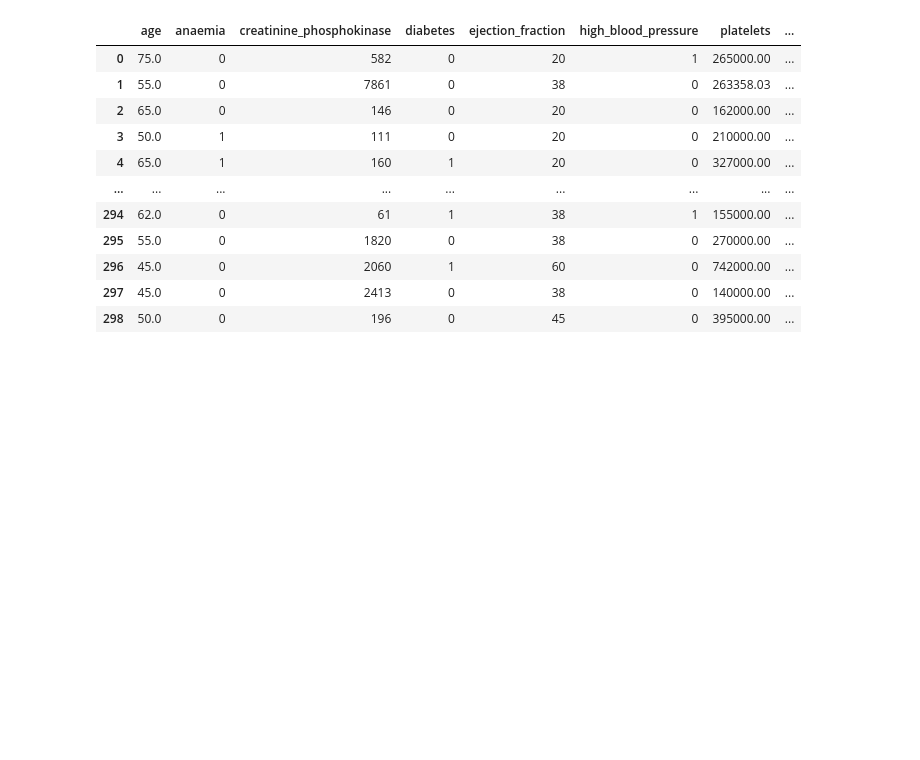
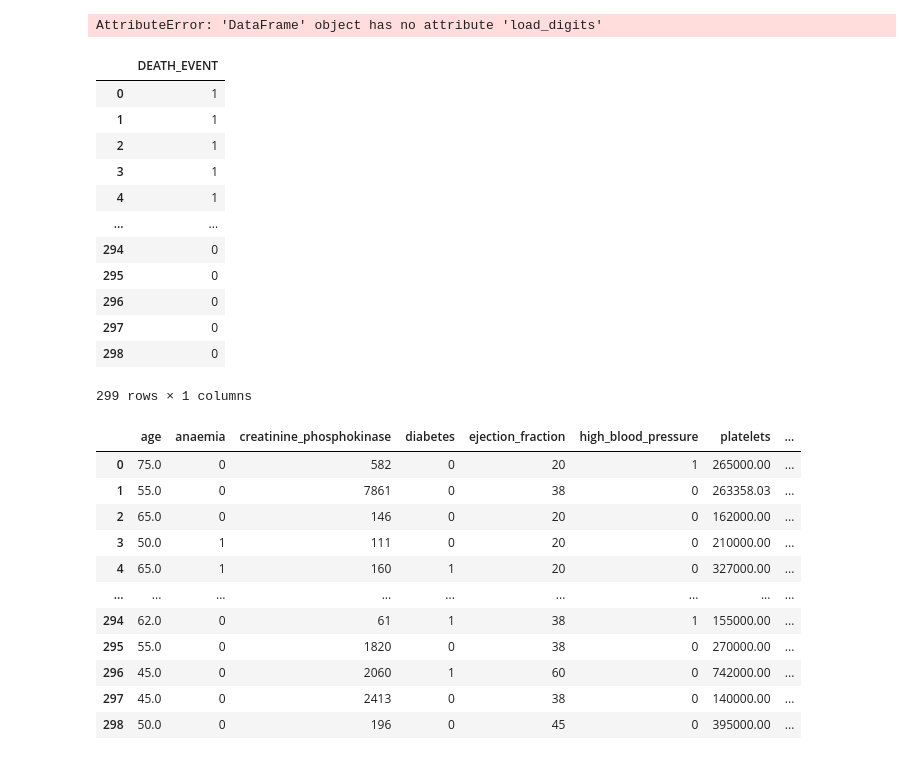
Before and after one commit to FarahTed/ProjetIA, a Jupyter notebook: TP.ipynb, the cells around one changed output. Drawn from its saved outputs; the diff is of its cells as text; code cells hidden in the pictures; blank space fills up the shorter version.

```diff
--- a/TP.ipynb
+++ b/TP.ipynb
@@ -12,13 +12,33 @@ os.chdir('/Users/farah/Documents/INFO/Cours_ET4/MachineLearning/ProjetIA')
 heart = pd.read_csv('heart_failure_clinical_records_dataset.csv', sep=',', header=0)
 heart.head()
 
+
 y = heart.iloc[:,12]
 X = heart.iloc[:,:12]
 reste2 = heart.iloc[:,12:]
 
-
 #heart.size
 #reste2.shape, X.shape
+
+digits = heart.load_digits()
+# %% [output]
+AttributeError: 'DataFrame' object has no attribute 'load_digits'
+# %%
+z
+# %% [output]
+|  | DEATH_EVENT |
+| 0 | 1 |
+| 1 | 1 |
+| 2 | 1 |
+| 3 | 1 |
+| 4 | 1 |
+| ... | ... |
+| 294 | 0 |
+| 295 | 0 |
+| 296 | 0 |
+| 297 | 0 |
+| 298 | 0 |
+299 rows × 1 columns
 # %%
 X
 # %% [output]
```
Also changed, not shown: parts of 4 cells of this notebook, 1 other file.
